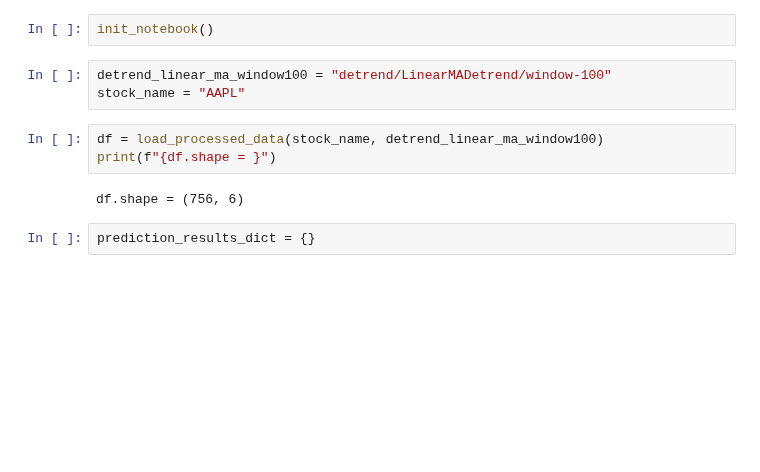
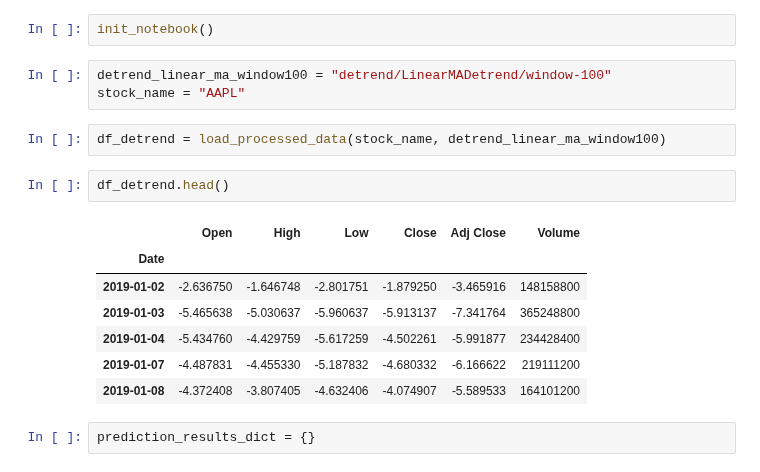
Before and after one commit to Ab2nour/stock-analysis, a Jupyter notebook: notebooks/prediction.ipynb, the cells around one changed output. Cells and saved outputs as stored; diff of their text form; blank space fills up the shorter version.

```diff
--- a/notebooks/prediction.ipynb
+++ b/notebooks/prediction.ipynb
@@ -55,10 +52,17 @@ init_notebook()
 detrend_linear_ma_window100 = "detrend/LinearMADetrend/window-100"
 stock_name = "AAPL"
 # %%
-df = load_processed_data(stock_name, detrend_linear_ma_window100)
-print(f"{df.shape = }")
+df_detrend = load_processed_data(stock_name, detrend_linear_ma_window100)
-# %% [output]
-df.shape = (756, 6)
+# %%
+df_detrend.head()
+# %% [output]
+|  | Open | High | Low | Close | Adj Close | Volume |
+| Date |  |  |  |  |  |  |
+| 2019-01-02 | -2.636750 | -1.646748 | -2.801751 | -1.879250 | -3.465916 | 148158800 |
+| 2019-01-03 | -5.465638 | -5.030637 | -5.960637 | -5.913137 | -7.341764 | 365248800 |
+| 2019-01-04 | -5.434760 | -4.429759 | -5.617259 | -4.502261 | -5.991877 | 234428400 |
+| 2019-01-07 | -4.487831 | -4.455330 | -5.187832 | -4.680332 | -6.166622 | 219111200 |
+| 2019-01-08 | -4.372408 | -3.807405 | -4.632406 | -4.074907 | -5.589533 | 164101200 |
 # %%
 prediction_results_dict = {}
 # %% [markdown]
```
Also changed, not shown: parts of 30 cells of this notebook, 1 other file.
